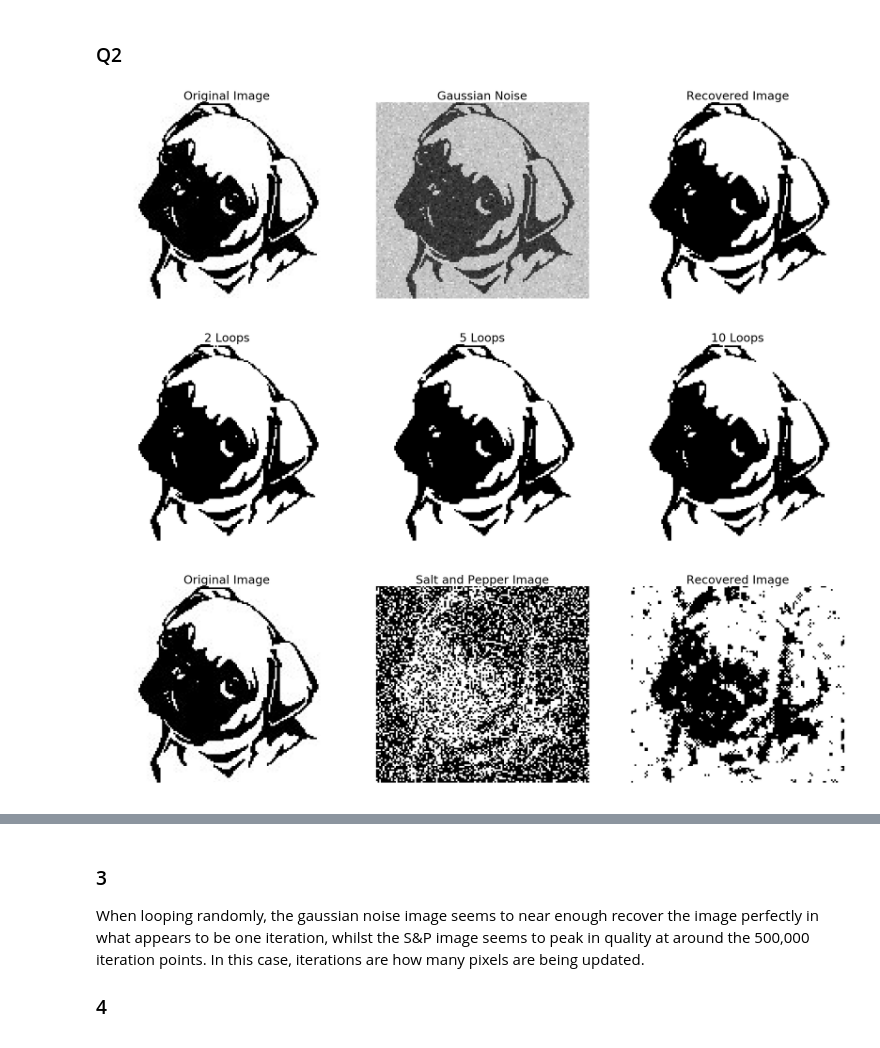
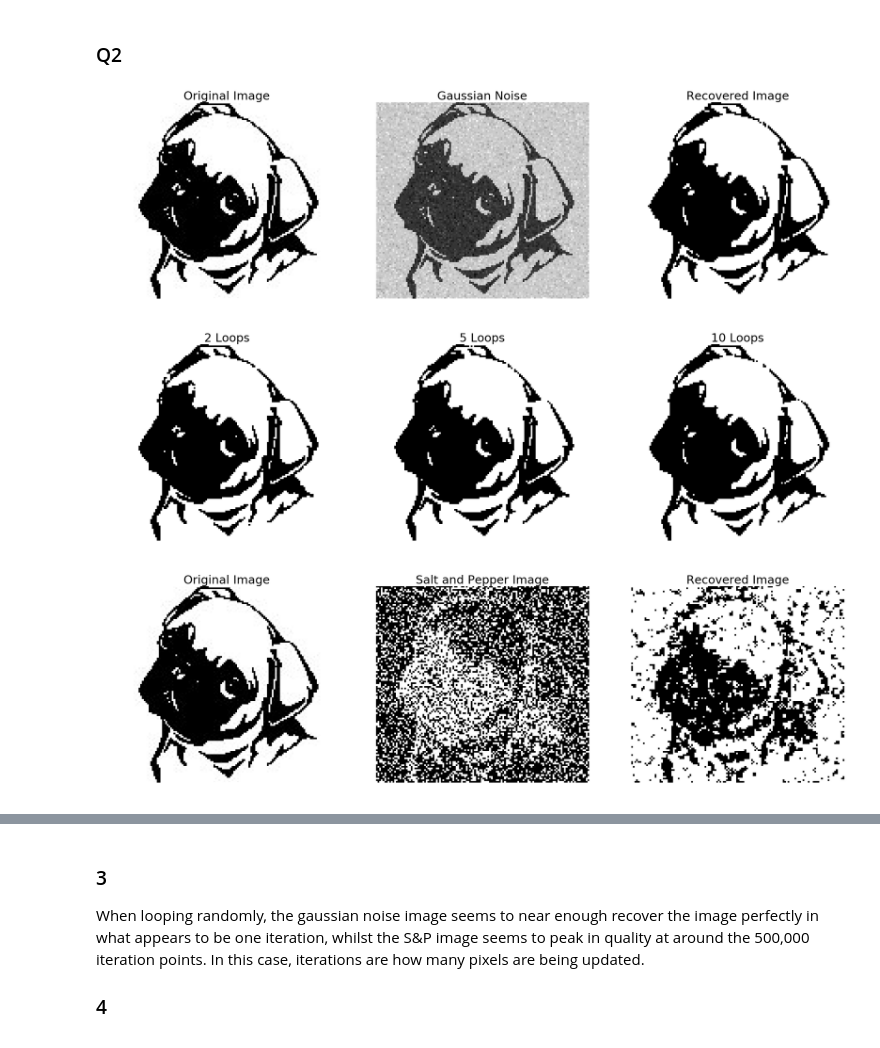
Before and after one commit to Briggybros/Uni-Machine-Learning, a Jupyter notebook: Inference/Inference.ipynb, the cells around one changed output, grey strips where cells are left out. Drawn from its saved outputs; the diff is of its cells as text; code cells hidden in the pictures.

```diff
--- a/Inference/Inference.ipynb
+++ b/Inference/Inference.ipynb
@@ -96,6 +104,6 @@ def neighbours(i, j, M, N, size = 4):
 # %%
 def L_i(x, y):
-    weight = 2
+    weight = 2.1
     return np.multiply(np.multiply(x, y), weight)
 
 def E_0(i, j, x, x_i=None):
@@ -111,7 +119,7 @@ def E_0(i, j, x, x_i=None):
         return np.sum(weight * np.dot(x_i, neigh.T), axis=1)
 
 def L(x, y):
-    weight = -1.8
+    weight = -2.1
     return np.multiply(np.multiply(x, y), weight)
 # %%
 def compute_joint(i, j, x_i, x, y, L=None):
@@ -288,36 +294,36 @@ ax2.set_axis_off()
 ax2.set_title("5 Loops")
 ax2.imshow(x3_2, cmap='gray')
 
 ax3 = fig.add_subplot(133)
 ax3.set_axis_off()
 ax3.set_title("10 Loops")
 ax3.imshow(x3_3, cmap='gray')
 
 plt.show()
 
-x2 = gibbs_sampling(im3, 50, L)
+x2 = gibbs_sampling(im3, 20, L)
 
 fig = plt.figure()
 ax = fig.add_subplot(131)
 ax.set_axis_off()
 ax.set_title("Original Image")
 ax.imshow(im, cmap='gray')
 
 ax2 = fig.add_subplot(132)
 ax2.set_axis_off()
 ax2.set_title("Salt and Pepper Image")
 ax2.imshow(im3, cmap='gray')
 
 ax3 = fig.add_subplot(133)
 ax3.set_axis_off()
 ax3.set_title("Recovered Image")
 ax3.imshow(x2, cmap='gray')
 
 plt.show()
 # %% [output]
 [figure]
-[figure, old version]
+[figure, new version]
-[figure, old version]
+[figure, new version]
 # %%
 x3 = gibbs_random((im2 > 0.3).astype(float), 1)
 
```
Also changed, not shown: parts of 9 cells of this notebook.
